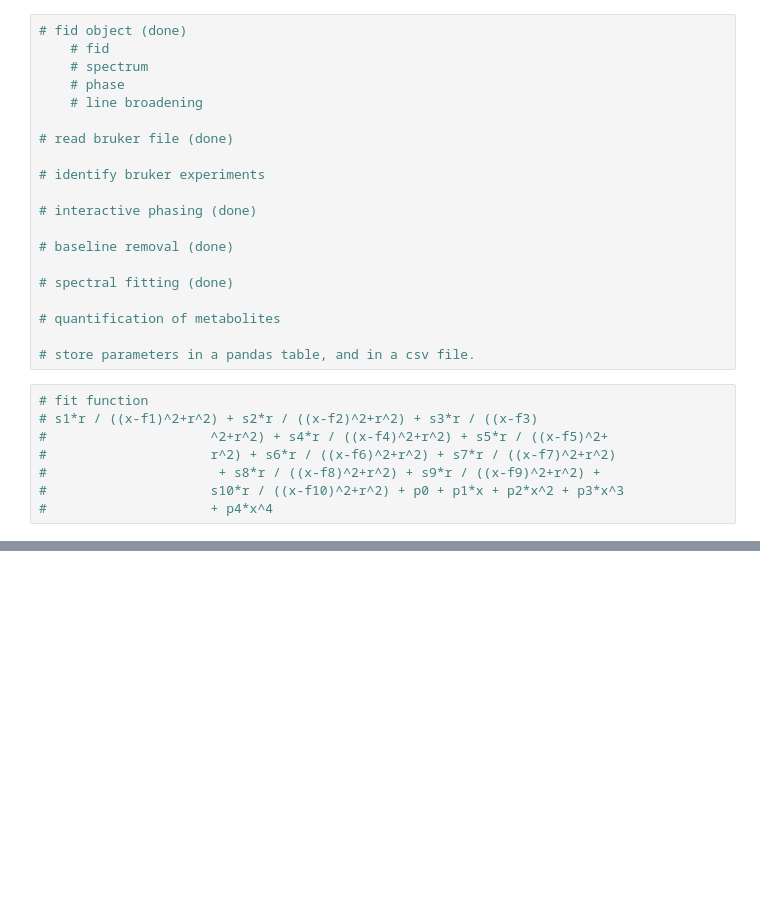
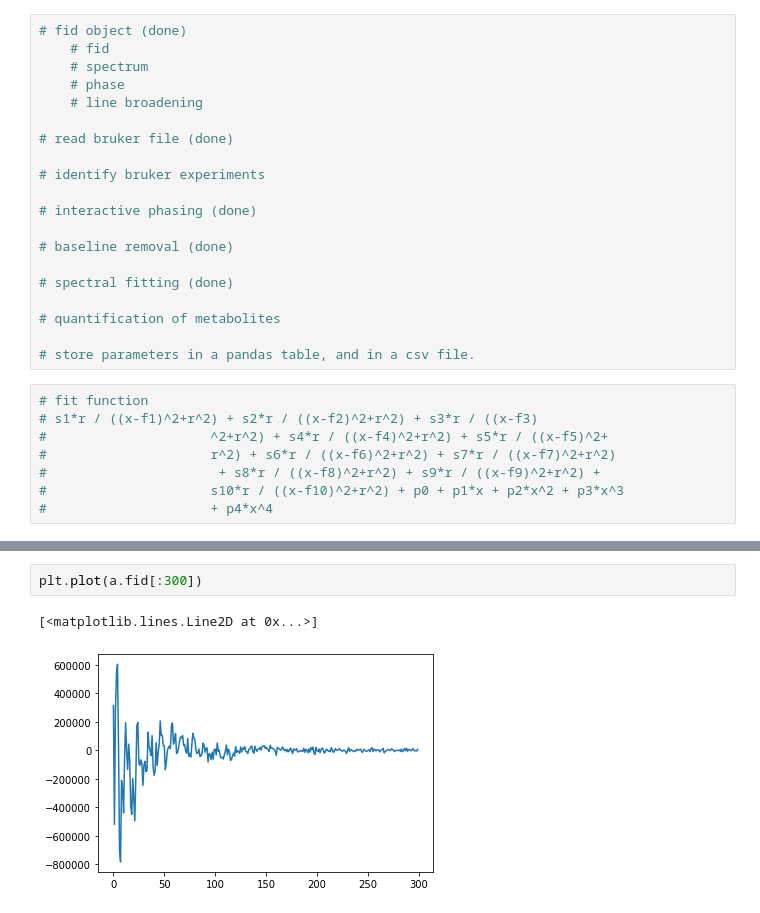
Before and after one commit to mehipour/p31_data_processing, a Jupyter notebook: nmr_analysis_p31.ipynb, the cells around one changed output, grey strips where cells are left out. Cells and saved outputs as stored; diff of their text form; blank space fills up the shorter version.

```diff
--- a/nmr_analysis_p31.ipynb
+++ b/nmr_analysis_p31.ipynb
@@ -112,0 +121,5 @@ interactive(children=(FloatSlider(value=0.0, description='ph0', max=0.5, min=-0.
+# %%
+plt.plot(a.fid[:300])
+# %% [output]
+[<matplotlib.lines.Line2D at 0x...>]
+[figure, added]
```
Also changed, not shown: parts of 8 cells of this notebook, 2 other files.
